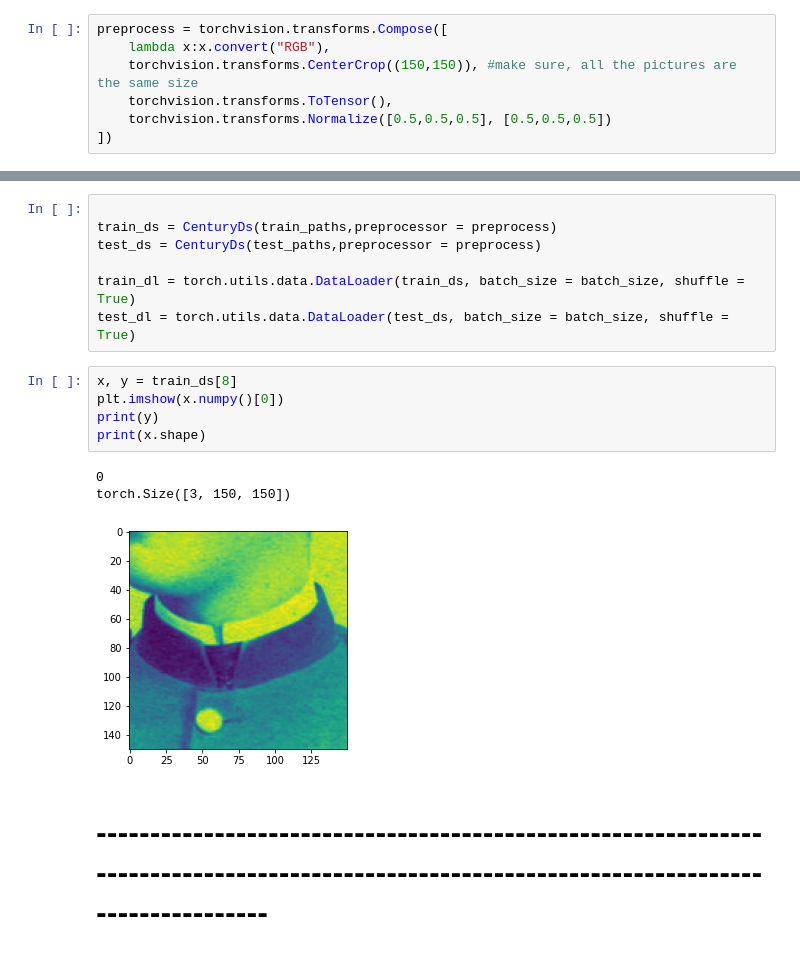
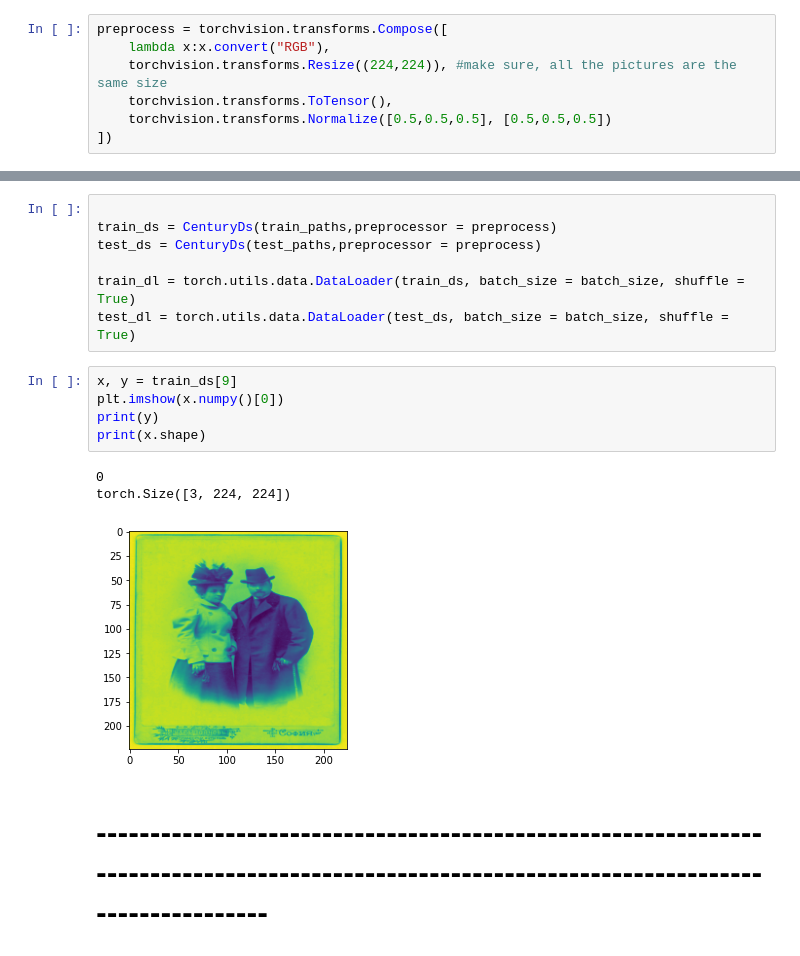
Before and after one commit to anguelos/cv_ws_2023, a Jupyter notebook: pytorch_hello.ipynb, the cells around one changed output, grey strips where cells are left out. Cells and saved outputs as stored; diff of their text form.

```diff
--- a/pytorch_hello.ipynb
+++ b/pytorch_hello.ipynb
@@ -87,7 +87,7 @@ One type of transformation that we do on images is to transform an image into a
 # %%
 preprocess = torchvision.transforms.Compose([
     lambda x:x.convert("RGB"),
-    torchvision.transforms.CenterCrop((150,150)), #make sure, all the pictures are the same size
+    torchvision.transforms.Resize((224,224)), #make sure, all the pictures are the same size
     torchvision.transforms.ToTensor(),
     torchvision.transforms.Normalize([0.5,0.5,0.5], [0.5,0.5,0.5])
 ])
@@ -202,14 +202,14 @@ test_ds = CenturyDs(test_paths,preprocessor = preprocess)
 train_dl = torch.utils.data.DataLoader(train_ds, batch_size = batch_size, shuffle = True)
 test_dl = torch.utils.data.DataLoader(test_ds, batch_size = batch_size, shuffle = True)
 # %%
-x, y = train_ds[8]
+x, y = train_ds[9]
 plt.imshow(x.numpy()[0])
 print(y)
 print(x.shape)
 # %% [output]
 0
-torch.Size([3, 150, 150])
+torch.Size([3, 224, 224])
-[figure, old version]
+[figure, new version]
 # %% [markdown]
 # --------------------------------------------------------------------------------------------------------------------------------------------
 # %% [markdown]
```
Also changed, not shown: parts of 3 cells of this notebook.
